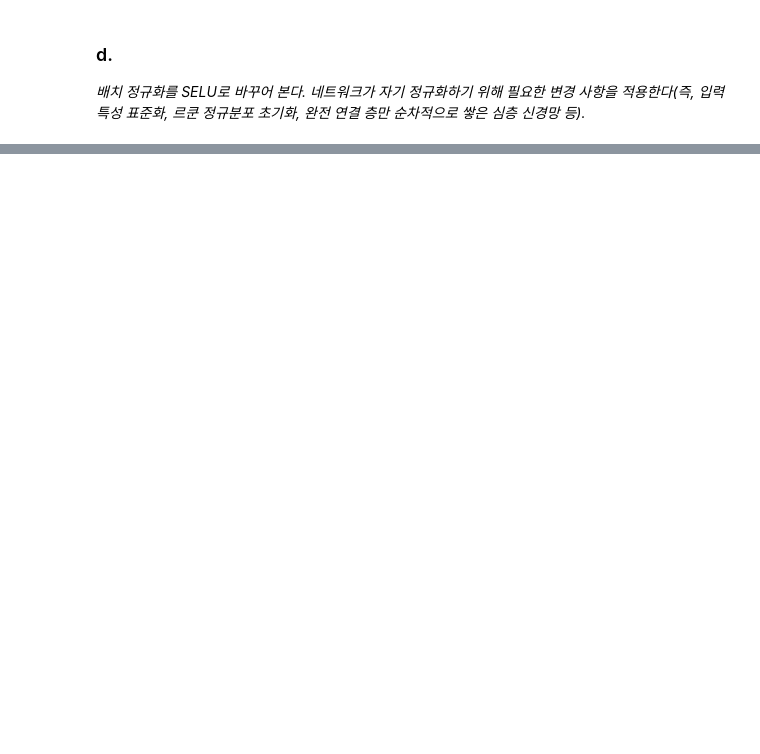
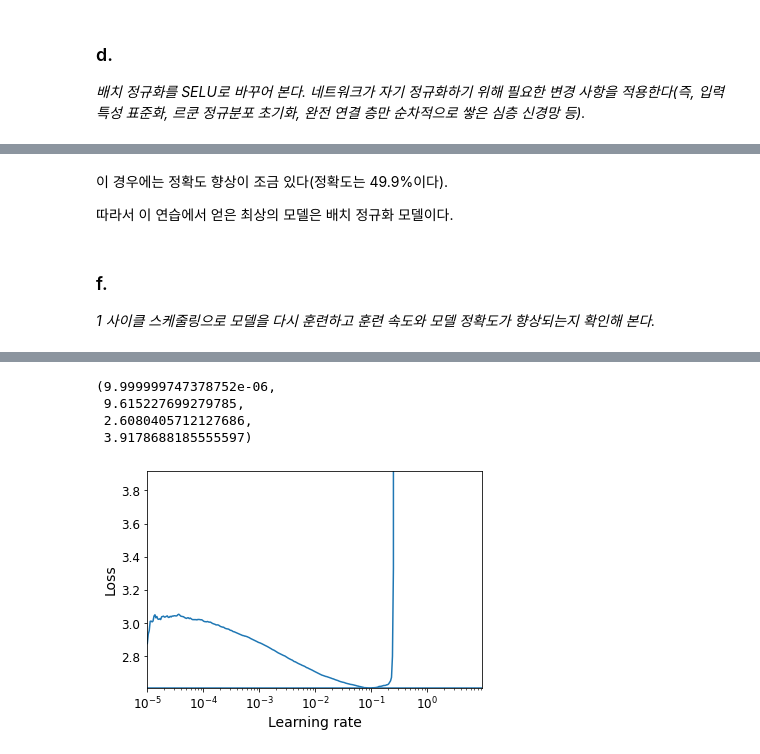
Before and after one commit to r0cd7b/training_deep_neural_networks, a Jupyter notebook: training_deep_neural_networks.ipynb, the cells around one changed output, grey strips where cells are left out. Cells and saved outputs as stored; diff of their text form; code cells hidden in the pictures; blank space fills up the shorter version.

```diff
--- a/training_deep_neural_networks.ipynb
+++ b/training_deep_neural_networks.ipynb
@@ -1616,0 +1615,3 @@ Epoch 31/100
+# %%
+model = keras.models.load_model("my_cifar10_selu_model.h5")
+model.evaluate(X_valid_scaled, y_valid)
@@ -1618,0 +1626,24 @@ Epoch 31/100
+# %%
+keras.backend.clear_session()
+model = keras.models.Sequential()
+model.add(keras.layers.Flatten(input_shape=[32, 32, 3]))
+for _ in range(20):
+    model.add(keras.layers.Dense(100, kernel_initializer="lecun_normal", activation="selu"))
+model.add(keras.layers.AlphaDropout(rate=0.1))
+model.add(keras.layers.Dense(10, activation="softmax"))
+optimizer = keras.optimizers.Nadam(learning_rate=5e-4)
+model.compile(loss="sparse_categorical_crossentropy", optimizer=optimizer, metrics=["accuracy"])
+early_stopping_cb = keras.callbacks.EarlyStopping(patience=20)
+model_checkpoint_cb = keras.callbacks.ModelCheckpoint("my_cifar10_alpha_dropout_model.h5", save_best_only=True)
+run_index = 1  # 모델을 훈련할 때마다 증가시킴
+run_logdir = os.path.join(os.curdir, "my_cifar10_logs", f"run_alpha_dropout_{run_index:03d}")
+tensorboard_cb = keras.callbacks.TensorBoard(run_logdir)
+callbacks = [early_stopping_cb, model_checkpoint_cb, tensorboard_cb]
+X_means = X_train.mean(axis=0)
+X_stds = X_train.std(axis=0)
+X_train_scaled = (X_train - X_means) / X_stds
+X_valid_scaled = (X_valid - X_means) / X_stds
+X_test_scaled = (X_test - X_means) / X_stds
+model.fit(X_train_scaled, y_train, epochs=100, validation_data=(X_valid_scaled, y_valid), callbacks=callbacks)
+model = keras.models.load_model("my_cifar10_alpha_dropout_model.h5")
+model.evaluate(X_valid_scaled, y_valid)
@@ -1618,0 +1713,23 @@ Epoch 31/100
+# %% [markdown]
+이 경우에는 정확도 향상이 조금 있다(정확도는 49.9%이다).
+
+따라서 이 연습에서 얻은 최상의 모델은 배치 정규화 모델이다.
+# %% [markdown]
+### f.
+*1 사이클 스케줄링으로 모델을 다시 훈련하고 훈련 속도와 모델 정확도가 향상되는지 확인해 본다.*
+# %%
+keras.backend.clear_session()
+model = keras.models.Sequential()
+model.add(keras.layers.Flatten(input_shape=[32, 32, 3]))
+for _ in range(20):
+    model.add(keras.layers.Dense(100, kernel_initializer="lecun_normal", activation="selu"))
+model.add(keras.layers.AlphaDropout(rate=0.1))
+model.add(keras.layers.Dense(10, activation="softmax"))
+optimizer = keras.optimizers.SGD(learning_rate=1e-3)
+model.compile(loss="sparse_categorical_crossentropy", optimizer=optimizer, metrics=["accuracy"])
+# %%
+batch_size = 128
+rates, losses = find_learning_rate(model, X_train_scaled, y_train, epochs=1, batch_size=batch_size)
+plot_lr_vs_loss(rates, losses)
+plt.axis([min(rates), max(rates), min(losses), (losses[0] + min(losses)) / 1.4])
+# %% [output]
@@ -1618,0 +1737,5 @@ Epoch 31/100
+(9.999999747378752e-06,
+ 9.615227699279785,
+ 2.6080405712127686,
+ 3.9178688185555597)
+[figure, added]
```
Also changed, not shown: parts of 60 cells of this notebook, 13 other files.
